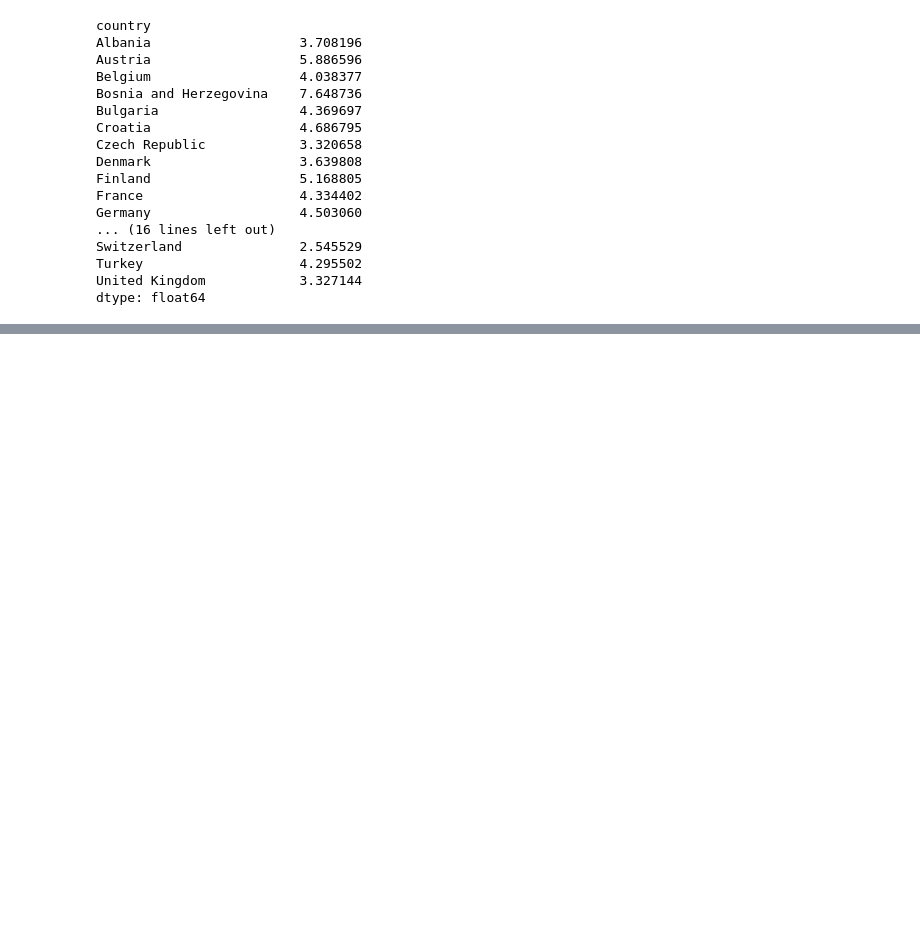
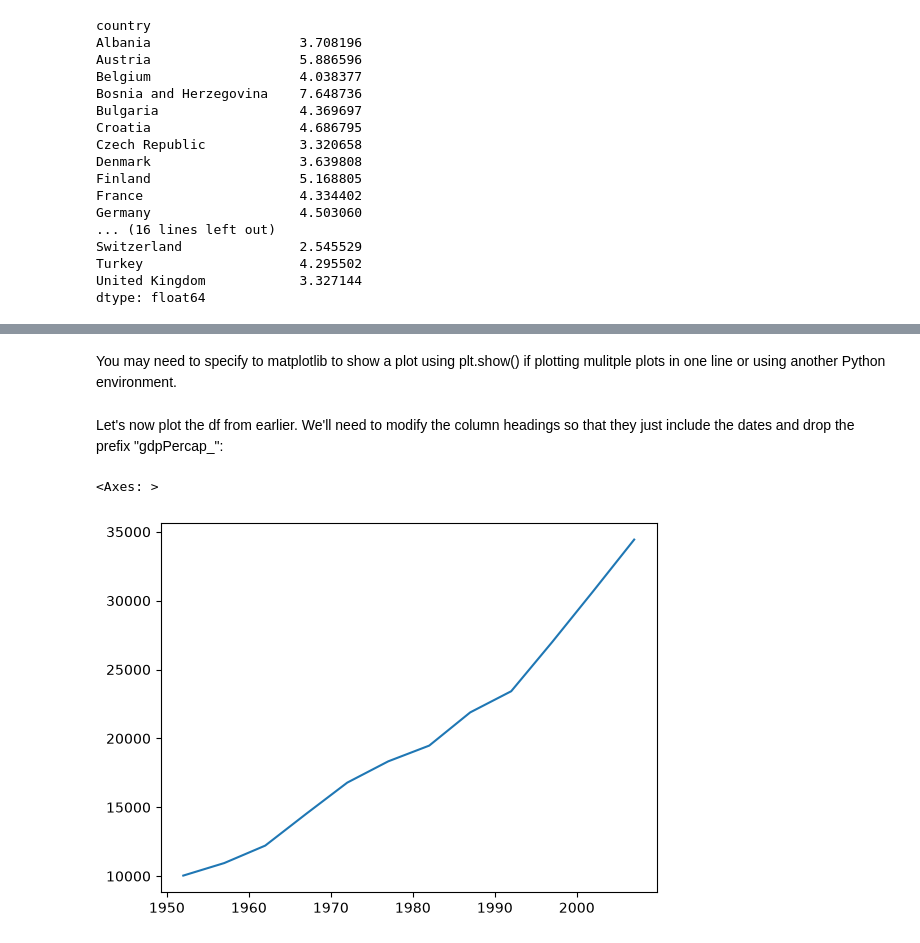
Before and after one commit to Jobot99/Software_Carpentry_Plotting_and_Programming_in_Python, a Jupyter notebook: data/Joseph_Notebook.ipynb, the cells around one changed output, grey strips where cells are left out. Drawn from its saved outputs; the diff is of its cells as text; code cells hidden in the pictures; blank space fills up the shorter version.

```diff
--- a/data/Joseph_Notebook.ipynb
+++ b/data/Joseph_Notebook.ipynb
@@ -528,0 +546,13 @@ dtype: float64
+# %% [markdown]
+You may need to specify to matplotlib to show a plot using plt.show() if plotting mulitple plots in one line or using another Python environment.
+# %% [markdown]
+Let's now plot the df from earlier. We'll need to modify the column headings so that they just include the dates and drop the prefix "gdpPercap_":
+# %%
+import pandas as pd
+plot_data = pd.read_csv('gapminder_gdp_oceania.csv', index_col = 'country')
+years = plot_data.columns.str.replace('gdpPercap_','')
+plot_data.columns = years.astype(int)
+plot_data.loc['Australia'].plot()
+# %% [output]
+<Axes: >
+[figure, added]
```
Also changed, not shown: parts of 18 cells of this notebook, 2 other files.
